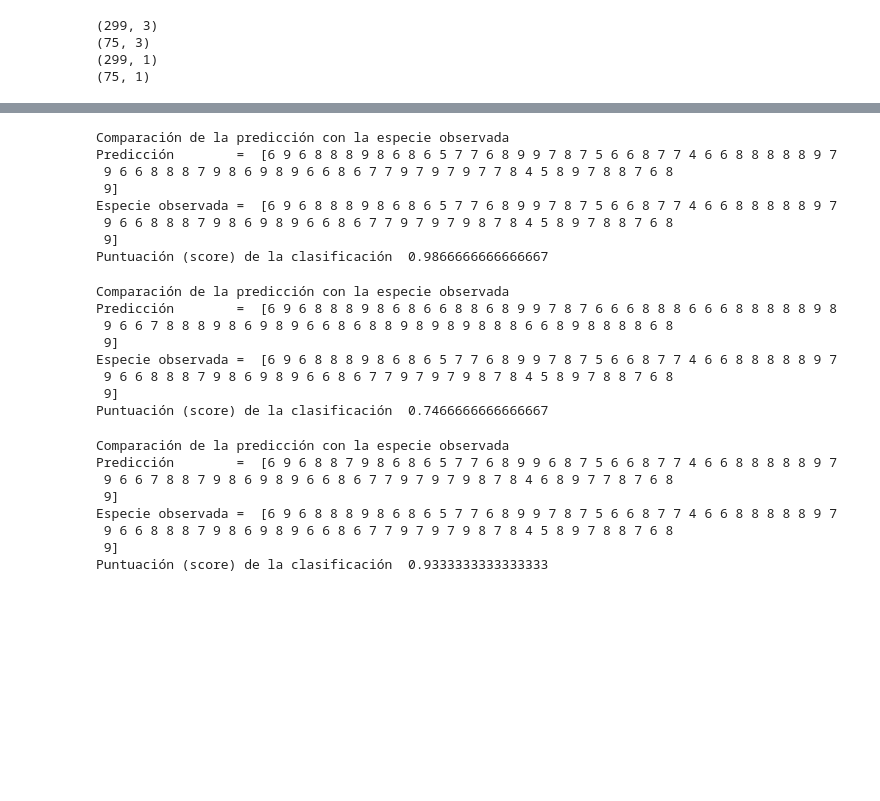
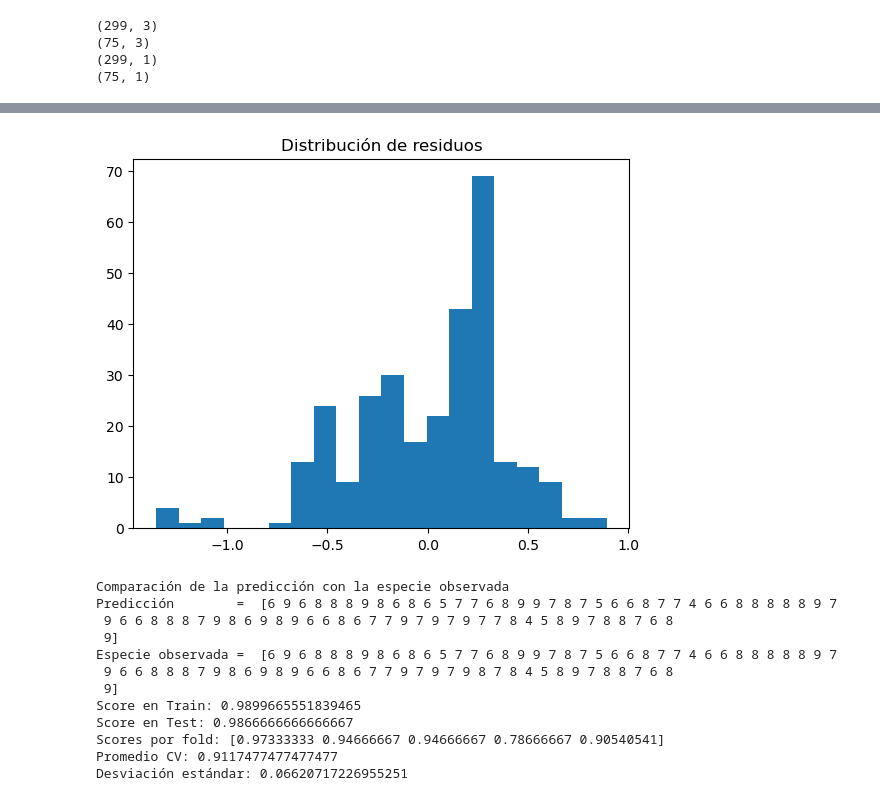
Before and after one commit to Juamops/Reto_F1009, a Jupyter notebook: analysis/analisis1.ipynb, the cells around one changed output, grey strips where cells are left out. Drawn from its saved outputs; the diff is of its cells as text; code cells hidden in the pictures; blank space fills up the shorter version.

```diff
--- a/analysis/analisis1.ipynb
+++ b/analysis/analisis1.ipynb
@@ -82,3 +88,9 @@ Puntuación (score) de la clasificación  0.8266666666666667
+# %%
+plt.hist(residuos, bins=20)
+plt.title("Distribución de residuos")
+plt.show()
+# %% [output]
+[figure, added]
 # %%
 #===============================================================================
 # ALGORITMO: Decision Tree Classifier
@@ -88,7 +100,16 @@ y_predictor=tree.predict(X_test)
 print('Comparación de la predicción con la especie observada')
 print('Predicción        = ', y_predictor)
 print('Especie observada = ', y_test.ravel())
-print('Puntuación (score) de la clasificación ', tree.score(X_test, y_test))
+
+# Evalúa en AMBOS conjuntos
+print('Score en Train:', tree.score(X_train, y_train))
+print('Score en Test:', tree.score(X_test, y_test))
+
+# Cross-validation
+scores = cross_val_score(tree, X, y, cv=5)
+print("Scores por fold:", scores)
+print("Promedio CV:", scores.mean())
+print("Desviación estándar:", scores.std())
 # %% [output]
 Comparación de la predicción con la especie observada
 Predicción        =  [6 9 6 8 8 8 9 8 6 8 6 5 7 7 6 8 9 9 7 8 7 5 6 6 8 7 7 4 6 6 8 8 8 8 8 9 7
@@ -97,44 +118,8 @@ Predicción        =  [6 9 6 8 8 8 9 8 6 8 6 5 7 7 6 8 9 9 7 8 7 5 6 6 8 7 7 4 6
 Especie observada =  [6 9 6 8 8 8 9 8 6 8 6 5 7 7 6 8 9 9 7 8 7 5 6 6 8 7 7 4 6 6 8 8 8 8 8 9 7
  9 6 6 8 8 8 7 9 8 6 9 8 9 6 6 8 6 7 7 9 7 9 7 9 8 7 8 4 5 8 9 7 8 8 7 6 8
  9]
-Puntuación (score) de la clasificación  0.9866666666666667
+Score en Train: 0.9899665551839465
+Score en Test: 0.9866666666666667
+Scores por fold: [0.97333333 0.94666667 0.94666667 0.78666667 0.90540541]
+Promedio CV: 0.9117477477477477
+Desviación estándar: 0.06620717226955251
-# %%
-#===============================================================================
-# ALGORITMO: Multi-layer Perceptor classifier
-neuralnet = MLPClassifier()#
-neuralnet.fit(X_train,y_train.ravel()) # Entrenamos el algoritmo
-#===============================================================================
-# PREDICCIÓN, PRUEBA Y SCORE
-y_predictor = neuralnet.predict(X_test)
-print('Comparación de la predicción con la especie observada')
-print('Predicción        = ', y_predictor)
-print('Especie observada = ', y_test.ravel())
-print('Puntuación (score) de la clasificación ', neuralnet.score(X_test, y_test))
-# %% [output]
-Comparación de la predicción con la especie observada
-Predicción        =  [6 9 6 8 8 8 9 8 6 8 6 6 8 8 6 8 9 9 7 8 7 6 6 6 8 8 8 6 6 6 8 8 8 8 8 9 8
- 9 6 6 7 8 8 8 9 8 6 9 8 9 6 6 8 6 8 8 9 8 9 8 9 8 8 8 6 6 8 9 8 8 8 8 6 8
- 9]
-Especie observada =  [6 9 6 8 8 8 9 8 6 8 6 5 7 7 6 8 9 9 7 8 7 5 6 6 8 7 7 4 6 6 8 8 8 8 8 9 7
- 9 6 6 8 8 8 7 9 8 6 9 8 9 6 6 8 6 7 7 9 7 9 7 9 8 7 8 4 5 8 9 7 8 8 7 6 8
- 9]
-Puntuación (score) de la clasificación  0.7466666666666667
-# %%
-#===============================================================================
-# ALGORITMO: Gaussian process classification (GPC) based on Laplace approximation.
-gauss= GaussianProcessClassifier()
-gauss.fit(X_train,y_train.ravel())
-y_predictor=gauss.predict(X_test)
-print('Comparación de la predicción con la especie observada')
-print('Predicción        = ', y_predictor)
-print('Especie observada = ', y_test.ravel())
-print('Puntuación (score) de la clasificación ', gauss.score(X_test, y_test))
-# %% [output]
-Comparación de la predicción con la especie observada
-Predicción        =  [6 9 6 8 8 7 9 8 6 8 6 5 7 7 6 8 9 9 6 8 7 5 6 6 8 7 7 4 6 6 8 8 8 8 8 9 7
- 9 6 6 7 8 8 7 9 8 6 9 8 9 6 6 8 6 7 7 9 7 9 7 9 8 7 8 4 6 8 9 7 7 8 7 6 8
- 9]
-Especie observada =  [6 9 6 8 8 8 9 8 6 8 6 5 7 7 6 8 9 9 7 8 7 5 6 6 8 7 7 4 6 6 8 8 8 8 8 9 7
- 9 6 6 8 8 8 7 9 8 6 9 8 9 6 6 8 6 7 7 9 7 9 7 9 8 7 8 4 5 8 9 7 8 8 7 6 8
- 9]
-Puntuación (score) de la clasificación  0.9333333333333333
```
Also changed, not shown: parts of 14 cells of this notebook.
